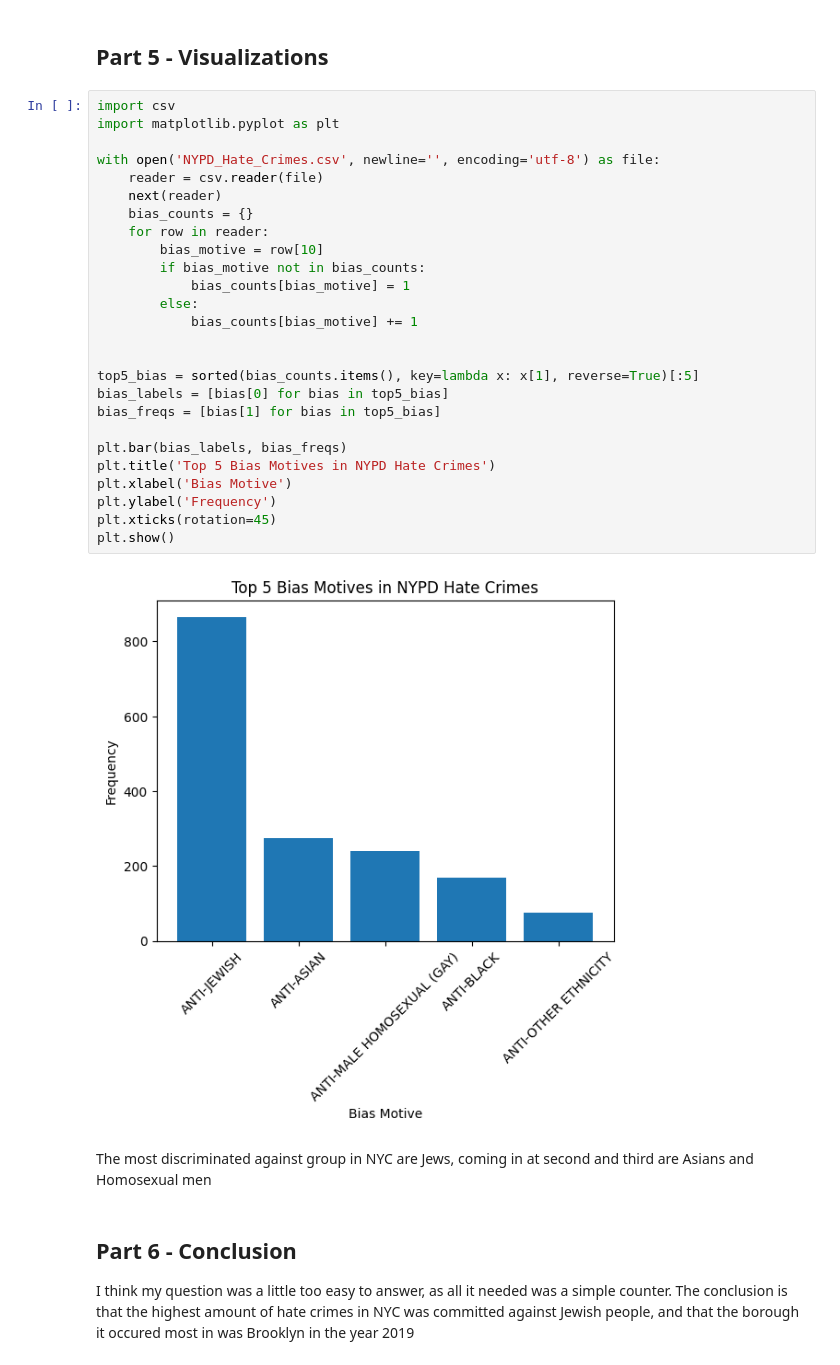
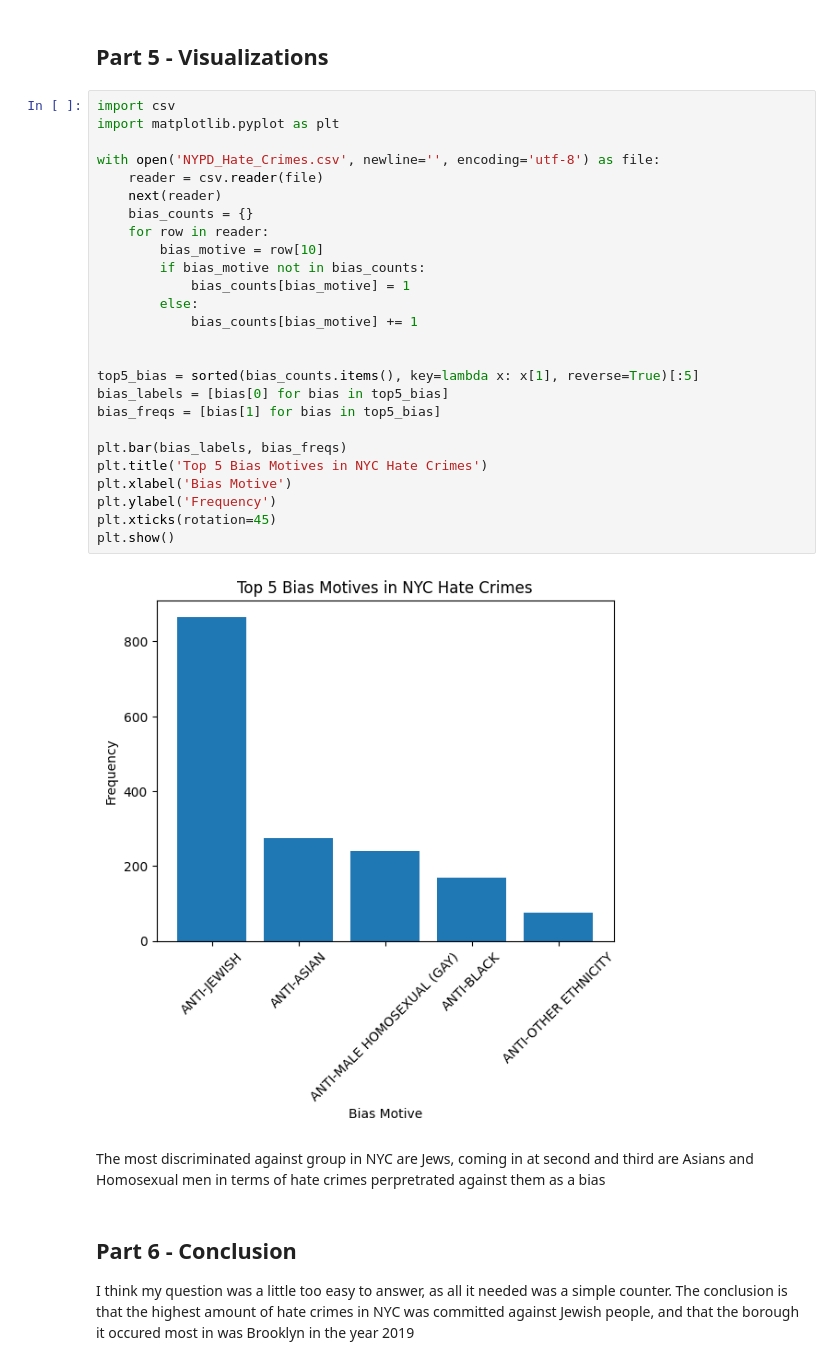
Before and after one commit to reyhanquayum/NYC-Hate-Crimes-Visualization, a Jupyter notebook: src/homework03.ipynb, the cells around one changed output. Cells and saved outputs as stored; diff of their text form.

```diff
--- a/src/homework03.ipynb
+++ b/src/homework03.ipynb
@@ -324,33 +324,33 @@ ANTI-PROTESTANT
 # %%
 import csv
 import matplotlib.pyplot as plt
 
 with open('NYPD_Hate_Crimes.csv', newline='', encoding='utf-8') as file:
     reader = csv.reader(file)
     next(reader)
     bias_counts = {}
     for row in reader:
         bias_motive = row[10]
         if bias_motive not in bias_counts:
             bias_counts[bias_motive] = 1
         else:
             bias_counts[bias_motive] += 1
 
 
 top5_bias = sorted(bias_counts.items(), key=lambda x: x[1], reverse=True)[:5]
 bias_labels = [bias[0] for bias in top5_bias]
 bias_freqs = [bias[1] for bias in top5_bias]
 
 plt.bar(bias_labels, bias_freqs)
-plt.title('Top 5 Bias Motives in NYPD Hate Crimes')
+plt.title('Top 5 Bias Motives in NYC Hate Crimes')
 plt.xlabel('Bias Motive')
 plt.ylabel('Frequency')
 plt.xticks(rotation=45)
 plt.show()
 # %% [output]
-[figure, old version]
+[figure, new version]
 # %% [markdown]
-The most discriminated against group in NYC are Jews, coming in at second and third are Asians and Homosexual men
+The most discriminated against group in NYC are Jews, coming in at second and third are Asians and Homosexual men in terms of hate crimes perpretrated against them as a bias
 # %% [markdown]
 ## Part 6 - Conclusion
 
```
Also changed, not shown: parts of 2 cells of this notebook, 1 other file.
